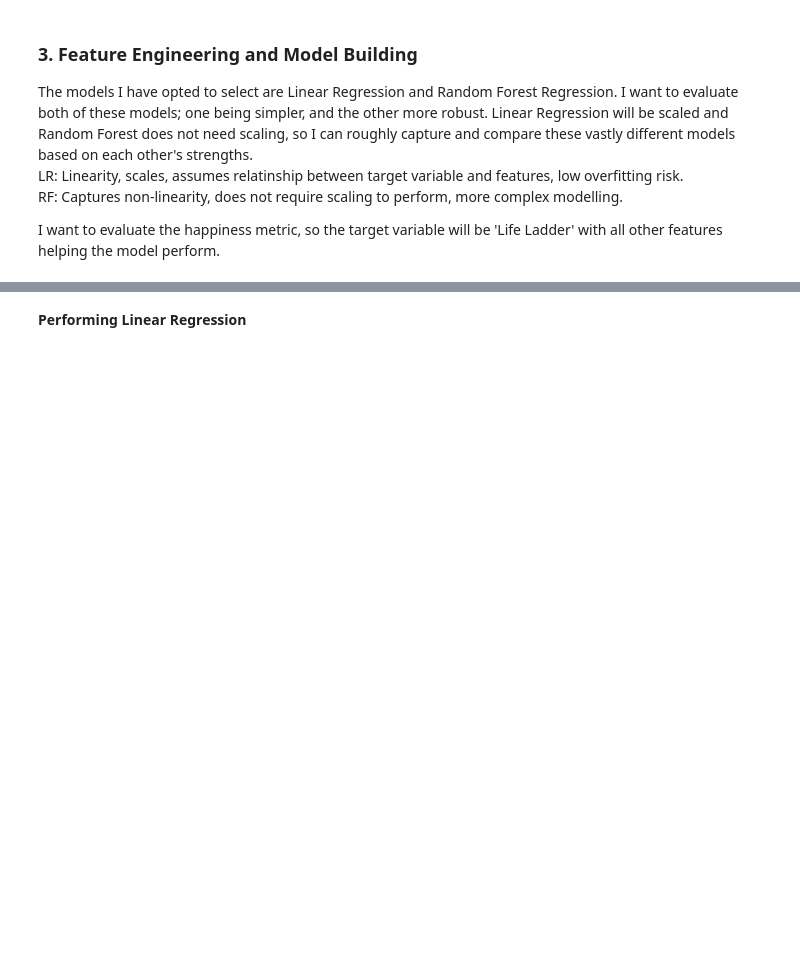
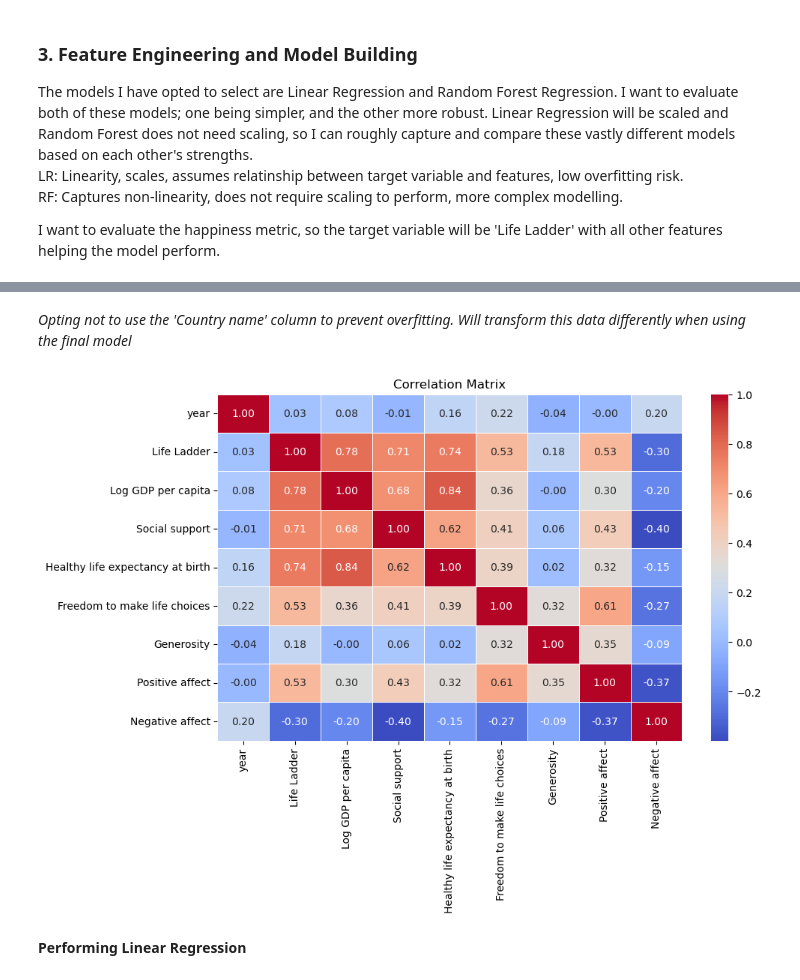
Before and after one commit to Kalasgalad/M2-Capstone-Project, a Jupyter notebook: M2 Capstone.ipynb, the cells around one changed output, grey strips where cells are left out. Saved outputs shown, nothing was run; the diff lists cells and outputs as text; code cells hidden in the pictures; blank space fills up the shorter version.

```diff
--- a/M2 Capstone.ipynb
+++ b/M2 Capstone.ipynb
@@ -333,3 +331,18 @@ print(X_train.shape, X_test.shape, y_train.shape, y_test.shape)
+# %% [markdown]
+*Opting not to use the 'Country name' column to prevent overfitting. Will transform this data differently when using the final model*
+# %%
+df1_copy = df1.drop(columns=['Country name'])
+# %%
+# Finding correlation within the features
+corr_matrix = df1_copy.corr()
+
+# Heatmapping
+plt.figure(figsize=(10, 6))
+sns.heatmap(corr_matrix, annot=True, cmap='coolwarm', fmt=".2f", linewidths=0.5)
+plt.title('Correlation Matrix')
+plt.show()
+# %% [output]
+[figure, added]
 # %% [markdown]
 **Performing Linear Regression**
 # %%
```
Also changed, not shown: parts of 7 cells of this notebook.
